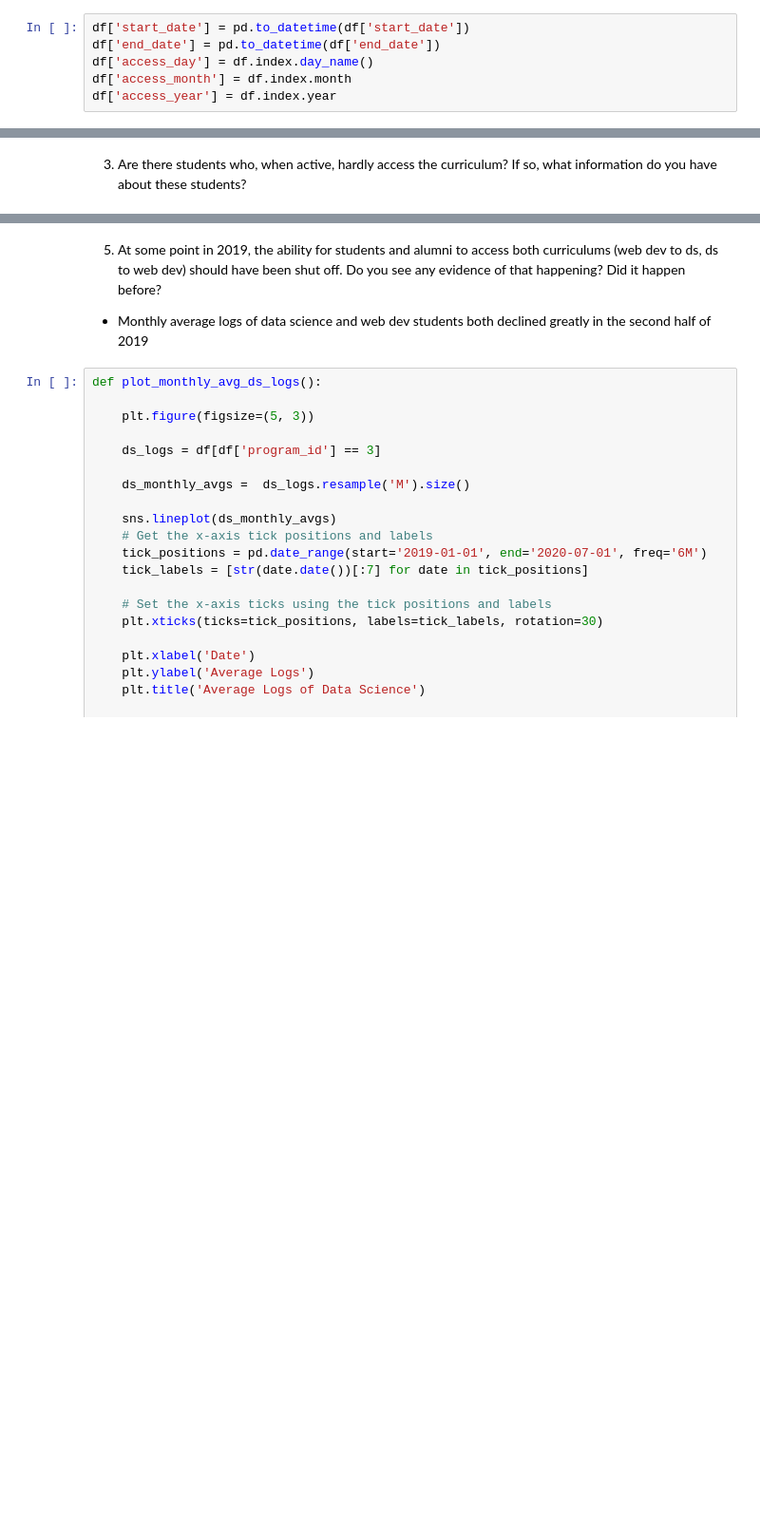
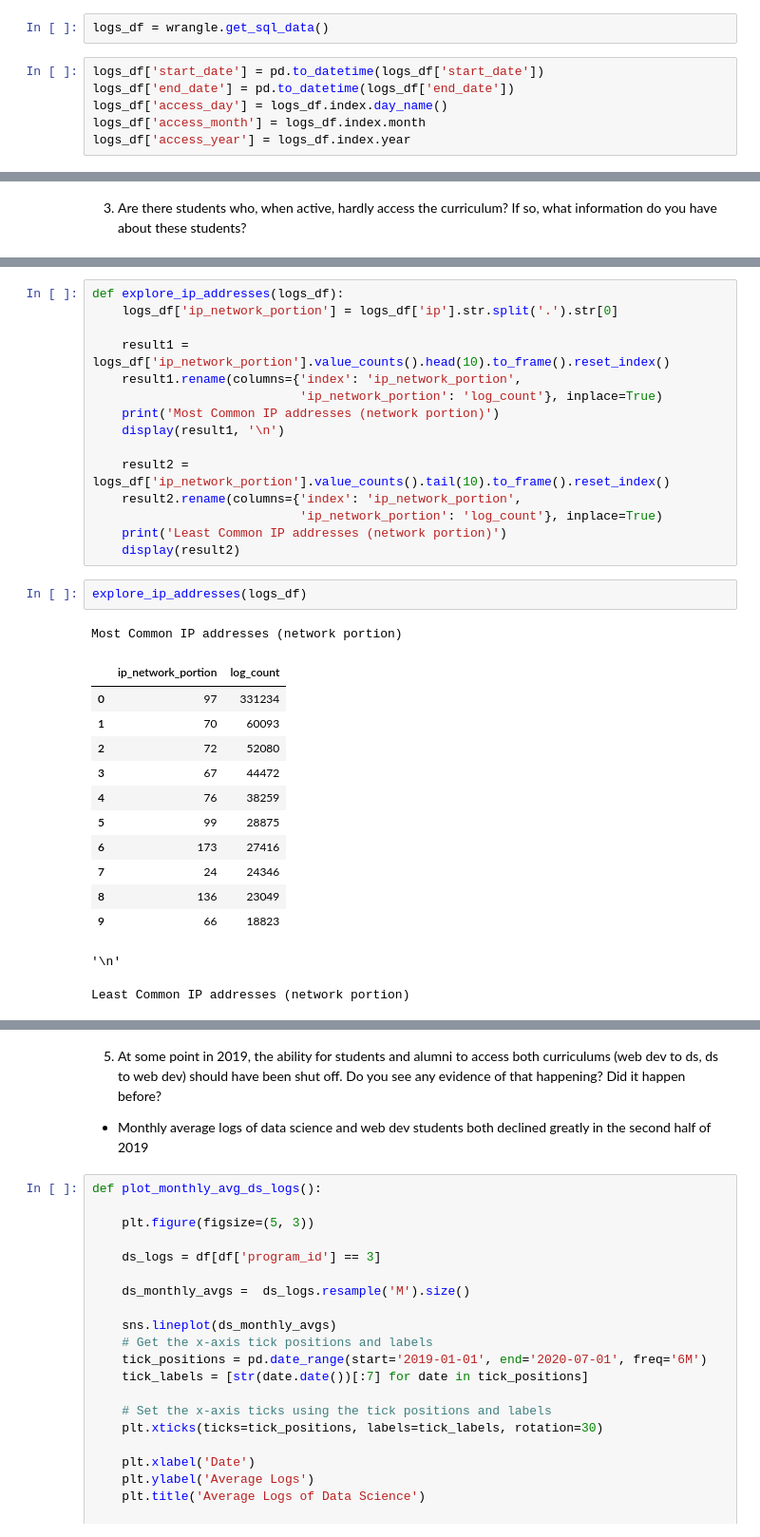
Before and after one commit to Curriculum-Assurance-Team/Curriculum_Engagement_and_Usage_Analysis, a Jupyter notebook: explore_mr.ipynb, the cells around one changed output, grey strips where cells are left out. Shown at 95% size. Drawn from its saved outputs; the diff is of its cells as text; blank space fills up the shorter version.

Commit message:
explore nb cleaned

```diff
--- a/explore_mr.ipynb
+++ b/explore_mr.ipynb
@@ -113,6 +9,8 @@ memory usage: 51.7+ MB
+# %%
+logs_df = wrangle.get_sql_data()
 # %%
-df['start_date'] = pd.to_datetime(df['start_date'])
-df['end_date'] = pd.to_datetime(df['end_date'])
-df['access_day'] = df.index.day_name()
-df['access_month'] = df.index.month
-df['access_year'] = df.index.year
+logs_df['start_date'] = pd.to_datetime(logs_df['start_date'])
+logs_df['end_date'] = pd.to_datetime(logs_df['end_date'])
+logs_df['access_day'] = logs_df.index.day_name()
+logs_df['access_month'] = logs_df.index.month
+logs_df['access_year'] = logs_df.index.year
@@ -248,0 +33,32 @@ df[df.index.duplicated()]
+# %%
+def explore_ip_addresses(logs_df):
+    logs_df['ip_network_portion'] = logs_df['ip'].str.split('.').str[0]
+
+    result1 = logs_df['ip_network_portion'].value_counts().head(10).to_frame().reset_index()
+    result1.rename(columns={'index': 'ip_network_portion',
+                            'ip_network_portion': 'log_count'}, inplace=True)
+    print('Most Common IP addresses (network portion)')
+    display(result1, '\n')
+
+    result2 = logs_df['ip_network_portion'].value_counts().tail(10).to_frame().reset_index()
+    result2.rename(columns={'index': 'ip_network_portion',
+                            'ip_network_portion': 'log_count'}, inplace=True)
+    print('Least Common IP addresses (network portion)')
+    display(result2)
+# %%
+explore_ip_addresses(logs_df)
+# %% [output]
+Most Common IP addresses (network portion)
+|  | ip_network_portion | log_count |
+| 0 | 97 | 331234 |
+| 1 | 70 | 60093 |
+| 2 | 72 | 52080 |
+| 3 | 67 | 44472 |
+| 4 | 76 | 38259 |
+| 5 | 99 | 28875 |
+| 6 | 173 | 27416 |
+| 7 | 24 | 24346 |
+| 8 | 136 | 23049 |
+| 9 | 66 | 18823 |
+'\n'
+Least Common IP addresses (network portion)
```
Also changed, not shown: parts of 33 cells of this notebook.
